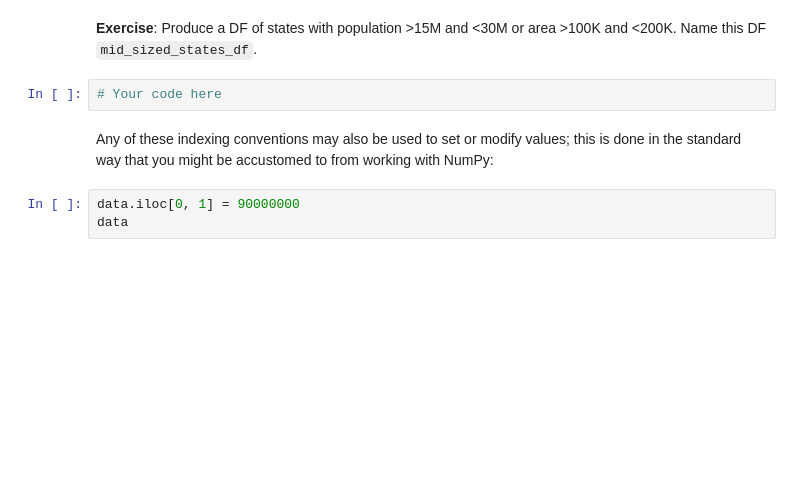
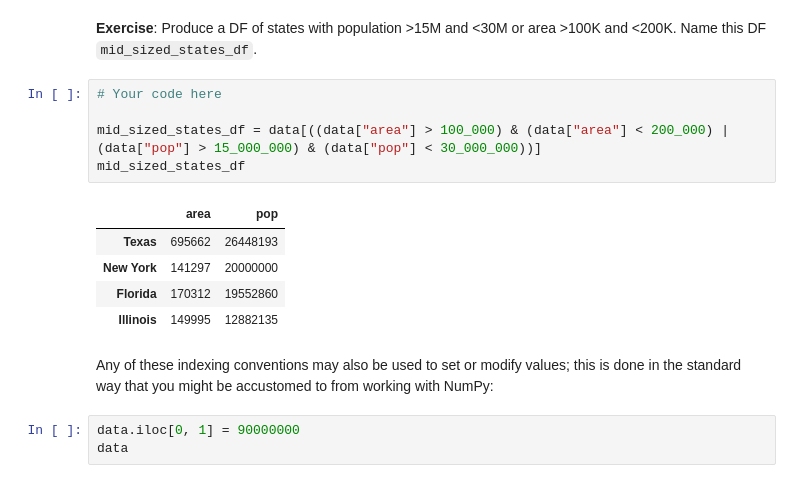
Before and after one commit to IS3UniCologne/AA_2023, a Jupyter notebook: Workshop_03/AA_WS_03_Pandas.ipynb, the cells around one changed output. Drawn from its saved outputs; the diff is of its cells as text; blank space fills up the shorter version.

```diff
--- a/Workshop_03/AA_WS_03_Pandas_pre.ipynb
+++ b/Workshop_03/AA_WS_03_Pandas.ipynb
@@ -471,8 +471,17 @@ data[(data["area"] > 100000) & (data["area"] <= 180000)]
 | Illinois | 149995 | 12882135 |
 # %% [markdown]
 **Exercise**: Produce a DF of states with population >15M and <30M or area >100K and <200K. Name this DF `mid_sized_states_df`.
-# %%
-# Your code here
+# %%
+# Your code here
+
+mid_sized_states_df = data[((data["area"] > 100_000) & (data["area"] < 200_000) | (data["pop"] > 15_000_000) & (data["pop"] < 30_000_000))]
+mid_sized_states_df
+# %% [output]
+|  | area | pop |
+| Texas | 695662 | 26448193 |
+| New York | 141297 | 20000000 |
+| Florida | 170312 | 19552860 |
+| Illinois | 149995 | 12882135 |
 # %% [markdown]
 Any of these indexing conventions may also be used to set or modify values; this is done in the standard way that you might be accustomed to from working with NumPy:
 # %%
```
Also changed, not shown: parts of 20 cells of this notebook.
